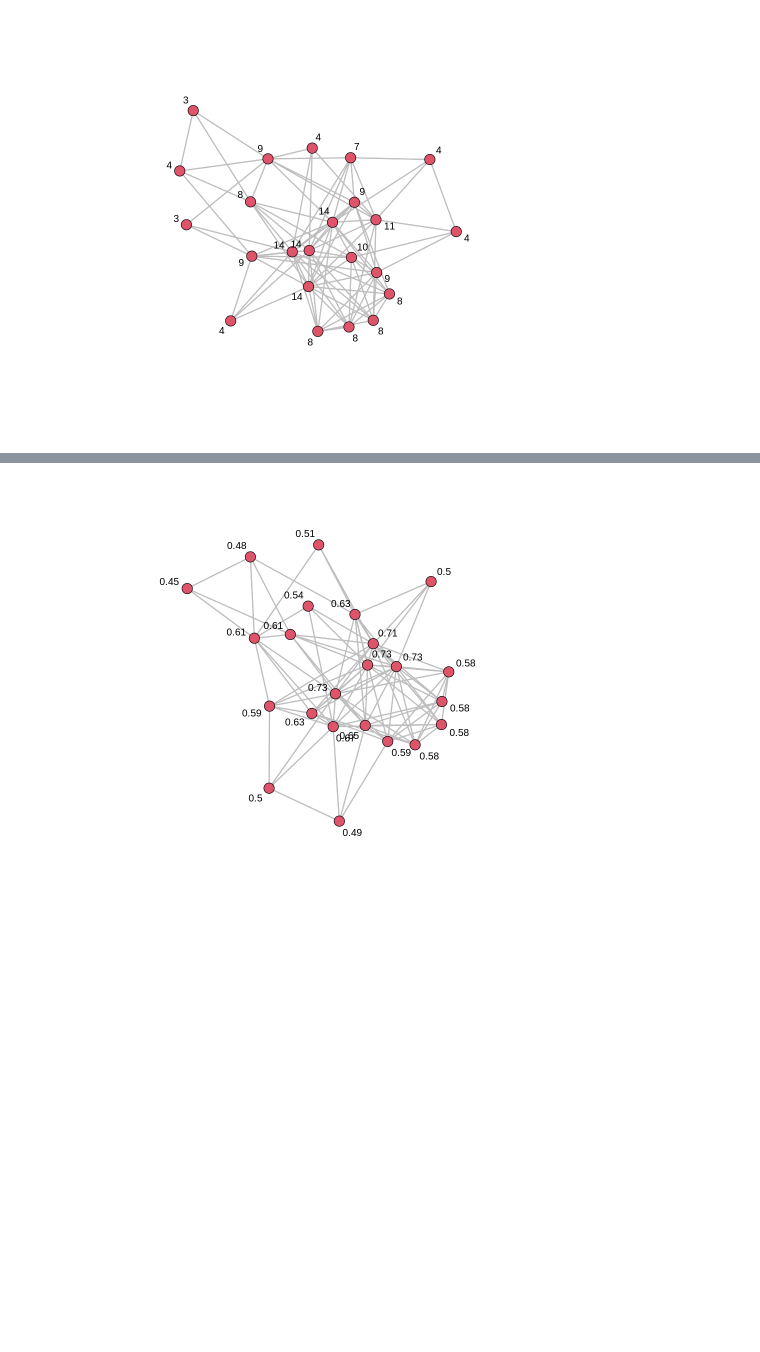
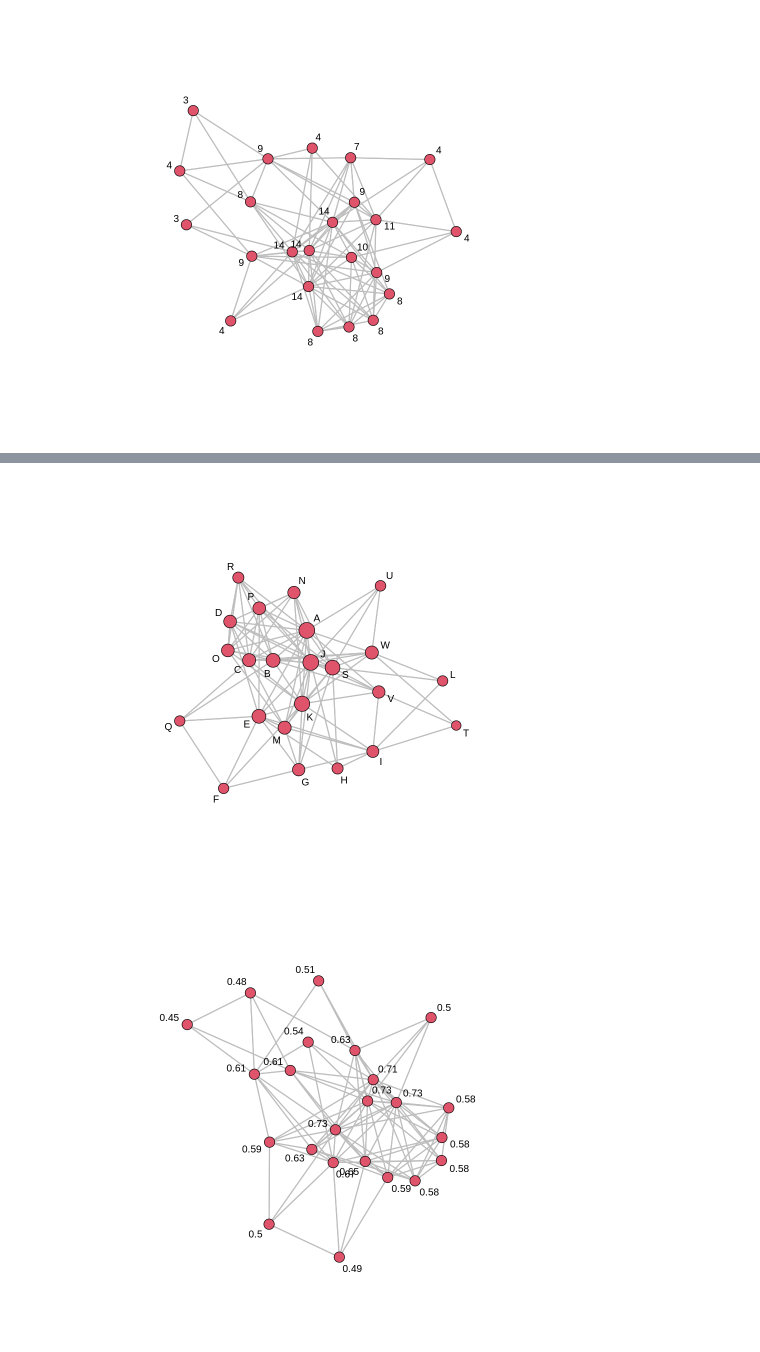
Before and after one commit to ramonferrari/mpgc_ti, a Jupyter notebook: BDADS_2S2023_Tarefa_Aulas_5_e_6.ipynb, the cells around one changed output, grey strips where cells are left out. Drawn from its saved outputs; the diff is of its cells as text; code cells hidden in the pictures; blank space fills up the shorter version.

```diff
--- a/BDADS_2S2023_Tarefa_Aulas_5_e_6.ipynb
+++ b/BDADS_2S2023_Tarefa_Aulas_5_e_6.ipynb
@@ -31,11 +31,13 @@ library(rgl)
 # %% [markdown]
 ## Rede One Mode
 # %%
-# Endereço do arquivo na nuvem, para funcionar para todos os colegas
+# Endereço do arquivo na nuvem, para funcionar para todos os colegas, em qualquer computador
 url_dataset <- c("https://raw.githubusercontent.com/ramonferrari/mpgc_ti/main/Rede%20One%20Mode_Tarefa%20Aulas%205%20e%206.csv")
+url_dataset_edit <- c("https://raw.githubusercontent.com/ramonferrari/mpgc_ti/main/Rede%20One%20Mode_Tarefa%20Aulas%205%20e%206%20-%20edit.csv")
 # %%
 # Leitura dos dados
 rede <- read.table(url_dataset,header=TRUE,sep = ",")
+rede_edit <- read.table(url_dataset_edit,header=TRUE,sep = ",")
 # %%
 # Dataset lido corretamente?
 head(rede)
@@ -57,6 +59,10 @@ A data.frame: 6 × 24
 # Adaptando o data.frame rede para que possa servir para a montagem da rede
 grede <- rede[,2:24]
 rownames(grede) <- rede[,1]
+
+grede_edit <- rede_edit[,2:24]
+rownames(grede_edit) <- rede_edit[,1]
+
 head(grede)
 names(grede)
 # %% [output]
@@ -134,3 +140,10 @@ gplot(grede,gmode="grede",displaylabels = TRUE,
+# %%
+# Aprimorando a representação da rede
+
+gplot(grede_edit,gmode="grede_edit",displaylabels = TRUE,
+      edge.col="gray",usearrows=FALSE,vertex.cex=closeness(grede_edit,gmode="graph")*2)
+# %% [output]
+[figure, added]
 # %%
 # Aprimorando a representação da rede
 
```
Also changed, not shown: parts of 7 cells of this notebook.
